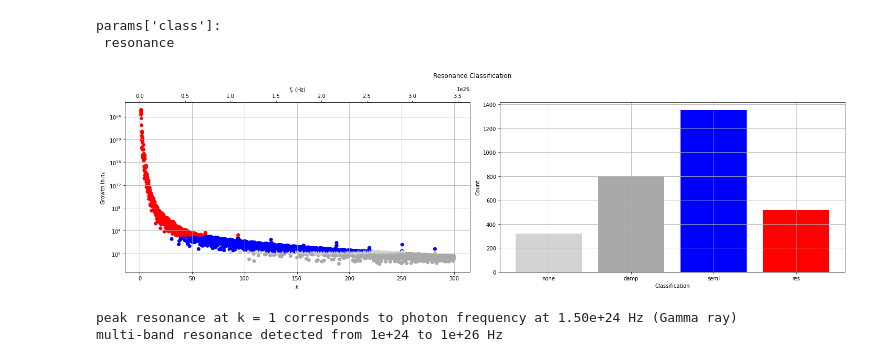
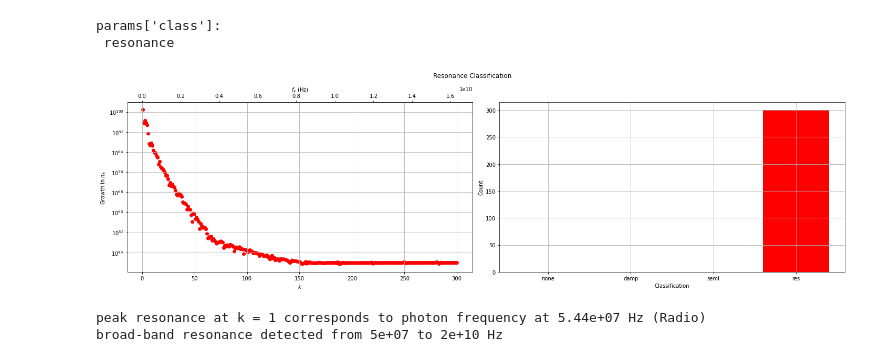
Before and after one commit to LoaneShark/pyAxiverse, a Jupyter notebook: run_single_case.ipynb, the cells around one changed output. Saved outputs shown, nothing was run; the diff lists cells and outputs as text; code cells hidden in the pictures.

```diff
--- a/run_single_case.ipynb
+++ b/run_single_case.ipynb
@@ -128,7 +129,7 @@ use_k_eq_0 = False     # Toggle whether or not k = 0 is included in the numerics
 k_min = 0 if use_k_eq_0 else 1
 k_max = 300
 k_span = [k_min, k_max]  # TODO: replace with the appropriate values
-k_res = 0.1                            # k-mode granularity
+k_res = 1                            # k-mode granularity
 k_N = int((1./k_res)*max((k_max - k_min), 0) + 1)    # Number of k-modes
 #k_N = 200
 # %%
@@ -159,11 +160,23 @@ m, m_u = init_masses(m_r, m_n, m_c, natural_units=use_natural_units, c=c, verbos
 m_unit = m_u
 
 m0     = m0_f(m_u, c_u, rescale_m, unitful_m)      # Desired units  (m --> m_u)
-m0_raw = m0_f(m_u, c_raw, rescale_m, unitful_m)    # Physical units (eV/c^2)
+m0_raw = m0_f(m_u, c_raw, True, unitful_m)    # Physical units (eV/c^2)
 k0     = k0_f(m_u, c_u, rescale_k, unitful_m)      # Desired units  (k --> m_u)
-k0_raw = k0_f(m_u, c_raw, rescale_k, unitful_m)    # Physical units (eV/c)
+k0_raw = k0_f(m_u, c_raw, True, unitful_m)    # Physical units (eV/c)
 t0     = t0_f(m_u, h_u, rescale_m, unitful_m)      # Desired units  (t --> 1/m_u)
-t0_raw = t0_f(m_u, h_raw, rescale_m, unitful_m)    # Physical units (s)
+t0_raw = t0_f(m_u, h_raw, True, unitful_m)    # Physical units (s)
+
+if verbosity >= 2:
+    print('c = %.4g  | c_u = %.2g | c_raw = %.2g' % (c, c_u, c_raw))
+    print('h = %.4g  | h_u = %.2g | h_raw = %.2g' % (h, h_u, h_raw))
+    print('G = %.4g  | G_u = %.2g | G_raw = %.2g' % (G, G_u, G_raw))
+    print('m_u       : %.2g' % m_u)
+    print('m_0       : %.2g' % m0)
+    print('m_0 (raw) : %.2g' % m0_raw)
+    print('k_0       : %.2g' % k0)
+    print('k_0 (raw) : %.2g' % k0_raw)
+    print('t_0       : %.2g' % t0)
+    print('t_0 (raw) : %.2g' % t0_raw)
 
 ## Populate pi-axion dark matter energy densities
 p = init_densities(masks, p_t=p_t, normalized_subdens=True)
@@ -171,8 +184,18 @@ p = init_densities(masks, p_t=p_t, normalized_subdens=True)
 ## Populate (initial) pi-axion dark matter mass-amplitudes for each species, optional units of [eV/c]
 amps = init_amplitudes(m, p, m_unit=m_u, h=h, c=c, mass_units=use_mass_units, natural_units=use_natural_units, unitful_amps=unitful_masses, rescale_amps=rescale_amps, verbosity=verbosity)
 
+freeze_Theta = False
+if freeze_Theta:
+    Th_in = np.array([np.ma.masked_where(masks[0], np.full_like(masks[0], np.pi, dtype=float)).compressed(),
+                      np.ma.masked_where(masks[1], np.full_like(masks[1], np.pi, dtype=float)).compressed(),
+                      np.ma.masked_where(masks[2], np.full_like(masks[2], np.pi, dtype=float)).compressed()], dtype=object)
+    sample_Theta = False
+else:
+    Th_in = None
+    sample_Theta = True
+
 # Populate and sample local and global phases from normal distribution, between 0 and 2pi
-d, Th = init_phases(masks, rng=rng, sample_delta=True, sample_Theta=True, verbosity=verbosity, sample_dist='uniform')
+d, Th = init_phases(masks, rng=rng, sample_delta=True, sample_Theta=sample_Theta, Theta_in=Th_in, verbosity=verbosity, sample_dist='uniform')
 
 # For performance gains, omit fully non-existant species from the numerics
 m    = trim_masked_arrays(m)
@@ -392,7 +416,7 @@ if False:
 times = t
 
 scale_n = True
-plt, params, t_res, n_res = make_occupation_num_plots(params, units, solutions, numf_in=n_k_local, times_in=times, scale_n=scale_n)
+plt, params, t_res, n_res = make_occupation_num_plots(params, units, solutions, numf_in=n_k_local, times_in=times, scale_n=scale_n, write_to_params=True)
 n_tot = sum_n_p(n_k_local, params, solutions, k_values, times)
 
 tot_res = params['res_class']
@@ -439,39 +462,40 @@ Beta(t)    range: [-2.6e+01, 4.0e+01]
 # %%
 if debug_level > 7:
     print('params:\n', params, '\n')
 if debug_level > 2:
     print('params[\'class\']:\n', params['res_class'])
     if debug_level > 6:
         print('params[\'k_class_arr\']:\n', params['k_class_arr'])
         print('k_ratio:\n', k_ratio(np.mean, t_sens, A_sens))
 
 # E^2 = p^2c^2 + m^2c^4
 # Assuming k, m are given in units of eV/c and eV/c^2 respectively
 #k_to_Hz = lambda ki, mi=0, m_0=m0, e=e: 1/h * np.sqrt((ki*k0*e)**2 + ((mi*m_0 * e))**2)
 k_to_Hz_local = lambda ki, k0=k0_raw, h=h_raw, c=c_raw: k_to_Hz(ki, k0, h, c)
 #Hz_to_k = lambda fi, mi=0, m_0=m0, e=e: 1/(e*k0) * np.sqrt((h * fi)**2 - ((mi*m_0 * e))**2)
 Hz_to_k_local = lambda fi, k0=k0_raw, h=h_raw, c=c_raw: Hz_to_k(fi, k0, h, c)
 
 # Plot k-mode power spectrum (TODO: Verify power spectrum calculation)
 plt = make_resonance_spectrum(params, units, k_to_Hz_local, Hz_to_k_local)
 result_plots['resonance'] = plt.gcf()
 plt.show()
 
+class_sens = 0.1
+# Known observable frequency range and bandwidth classification
+res_freq_label, res_freq_class = get_frequency_class(k_peak, k_to_Hz_local, tot_res, verbosity=verbosity)
+res_band_min, res_band_max, res_band_class = get_resonance_band(k_values, params['k_class_arr'], k_to_Hz_local, class_sens, verbosity=verbosity)
 
-# Known observable frequency range and bandwidth classification
-res_freq, res_freq_class = get_frequency_class(k_peak, k_to_Hz_local, tot_res, verbosity=verbosity)
-res_band_min, res_band_max, res_band_class = get_resonance_band(k_values, params['k_class_arr'], k_to_Hz_local, tot_res, verbosity=verbosity)
-
-params['res_freq'] = res_freq
+params['res_freq'] = k_to_Hz_local(k_peak)
+params['res_freq_label'] = res_freq_label
 params['res_band'] = [res_band_min, res_band_max]
 params['res_freq_class'] = res_freq_class
 params['res_band_class'] = res_band_class
 # %% [output]
 params['class']:
  resonance
-[figure, old version]
+[figure, new version]
-peak resonance at k = 1 corresponds to photon frequency at 1.50e+24 Hz (Gamma ray)
-multi-band resonance detected from 1e+24 to 1e+26 Hz
+peak resonance at k = 1 corresponds to photon frequency at 5.44e+07 Hz (Radio)
+broad-band resonance detected from 5e+07 to 2e+10 Hz
 # %%
 plt = plot_ALP_survey(params, verbosity=verbosity)
 
```
Also changed, not shown: parts of 14 cells of this notebook, 6 other files.
